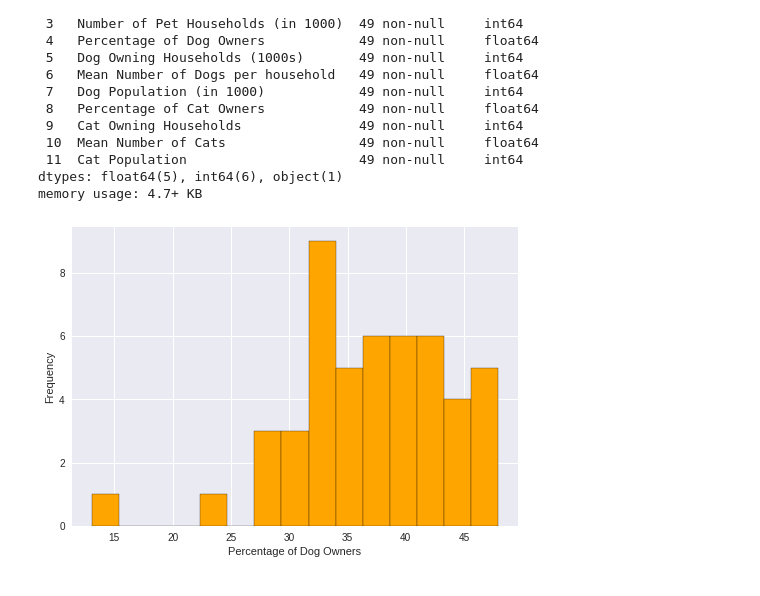
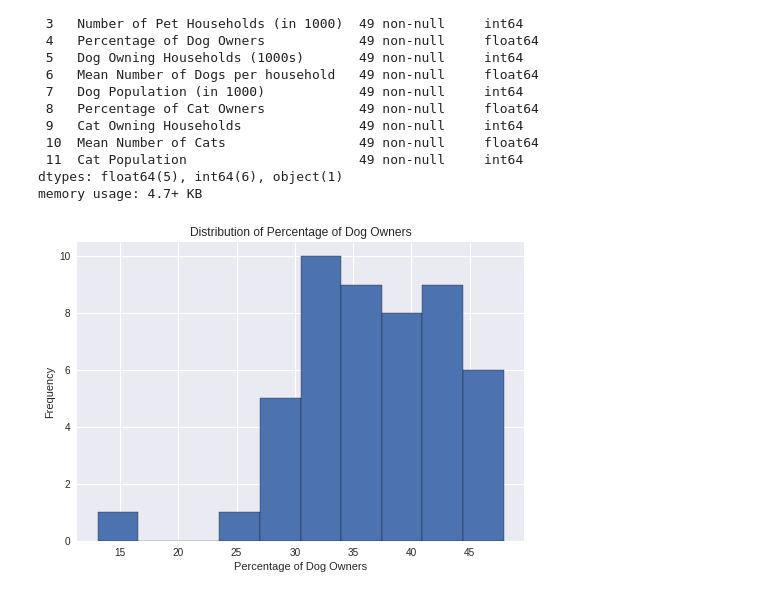
Before and after one commit to samantha-isaac/FirstCodes_DataScience, a Jupyter notebook: ejerciciHistogramasBoxplot.ipynb, the cells around one changed output. Drawn from its saved outputs; the diff is of its cells as text; code cells hidden in the pictures.

```diff
--- a/ejerciciHistogramasBoxplot.ipynb
+++ b/ejerciciHistogramasBoxplot.ipynb
@@ -42,10 +42,10 @@ dtypes: float64(5), int64(6), object(1)
 memory usage: 4.7+ KB
 # %%
 plt.style.use("seaborn-v0_8") # se usa diferente para que no de el error de la diferencia de versiones
-df['Percentage of Dog Owners'].hist(bins=15, color='#FFA500', edgecolor='black', );
+df['Percentage of Dog Owners'].hist(edgecolor='black');
 
-#plt.title("Distribution of Percentage of Dog Owners");
+plt.title("Distribution of Percentage of Dog Owners");
 plt.xlabel('Percentage of Dog Owners');
 plt.ylabel("Frequency");
 # %% [output]
-[figure, old version]
+[figure, new version]
```
Also changed, not shown: parts of 10 cells of this notebook.
